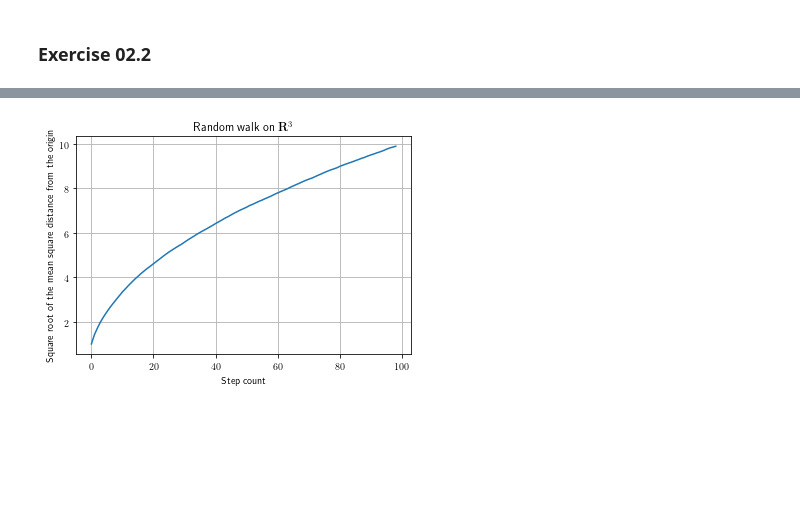
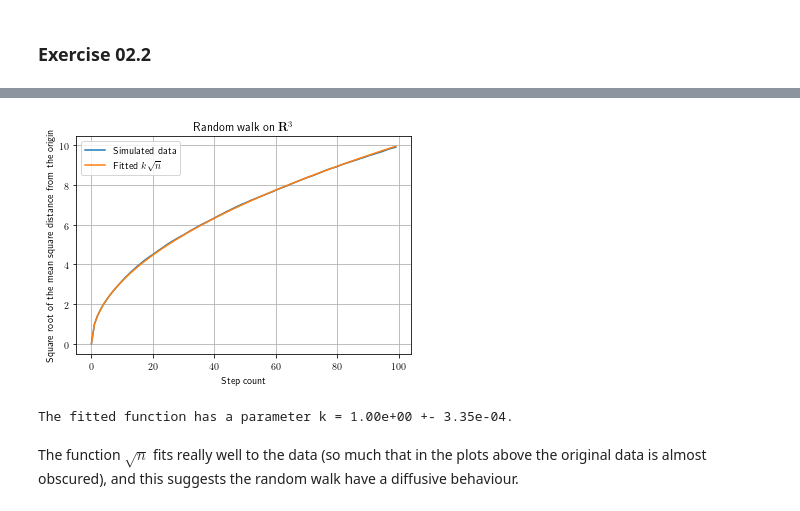
Before and after one commit to phaerrax/lab-simulazione-numerica, a Jupyter notebook: exercise02/exercise02.ipynb, the cells around one changed output, grey strips where cells are left out. Drawn from its saved outputs; the diff is of its cells as text; code cells hidden in the pictures; blank space fills up the shorter version.

```diff
--- a/exercise02/exercise02.ipynb
+++ b/exercise02/exercise02.ipynb
@@ -40,12 +53,29 @@ plt.show()
 # %%
 prefix = "exercise02-2/"
 # %%
+# Data collection
 filename = prefix + "cubic-random-walk.dat"
-msd = np.loadtxt(filename, skiprows = 1)
-plt.plot(msd)
+msd = np.loadtxt(filename)
+
+# Plot
+plt.plot(msd, label = "Simulated data")
 plt.title("Random walk on a cubic lattice")
-plt.xlabel("Step count")
+plt.xlabel(r"Step count ($n$)")
 plt.ylabel("Square root of the mean square distance from the origin")
+
+# Fit a function k * sqrt(n) to the data
+def f(x, k):
+    return k * np.sqrt(x)
+x_range = range(len(msd))
+optimal_values, covariance_matrix = curve_fit(f, x_range, msd)
+k_fit = optimal_values[0]
+plt.plot(x_range, [k_fit * np.sqrt(x) for x in x_range], label = r"Fitted $k\sqrt{n}$")
+plt.legend()
 plt.grid(True)
+
 plt.show()
+
+print("The fitted function has a parameter k = "
+      + "{:.2e}".format(optimal_values[0]) + " +- " + "{:.2e}".format(np.sqrt(covariance_matrix[0][0]))
+      + ".")
 # %% [output]
@@ -53,11 +84,31 @@ plt.show()
 # %%
+# Data collection
 filename = prefix + "continuous-random-walk.dat"
-msd = np.loadtxt(filename, skiprows = 1)
-plt.plot(msd)
+msd = np.loadtxt(filename)
+
+# Plot
+plt.plot(msd, label = "Simulated data")
 plt.title(r"Random walk on $\mathbf{R}^3$")
 plt.xlabel("Step count")
 plt.ylabel("Square root of the mean square distance from the origin")
+
+# Fit a function k * sqrt(n) to the data
+def f(x, k):
+    return k * np.sqrt(x)
+x_range = range(len(msd))
+optimal_values, covariance_matrix = curve_fit(f, x_range, msd)
+k_fit = optimal_values[0]
+plt.plot(x_range, [k_fit * np.sqrt(x) for x in x_range], label = r"Fitted $k\sqrt{n}$")
+plt.legend()
 plt.grid(True)
+
 plt.show()
+
+print("The fitted function has a parameter k = "
+      + "{:.2e}".format(optimal_values[0]) + " +- " + "{:.2e}".format(np.sqrt(covariance_matrix[0][0]))
+      + ".")
 # %% [output]
-[figure, old version]
+[figure, new version]
+The fitted function has a parameter k = 1.00e+00 +- 3.35e-04.
+# %% [markdown]
+The function $\sqrt{n}$ fits really well to the data (so much that in the plots above the original data is almost obscured), and this suggests the random walk have a diffusive behaviour.
```
Also changed, not shown: parts of 6 cells of this notebook, 1 other file.
